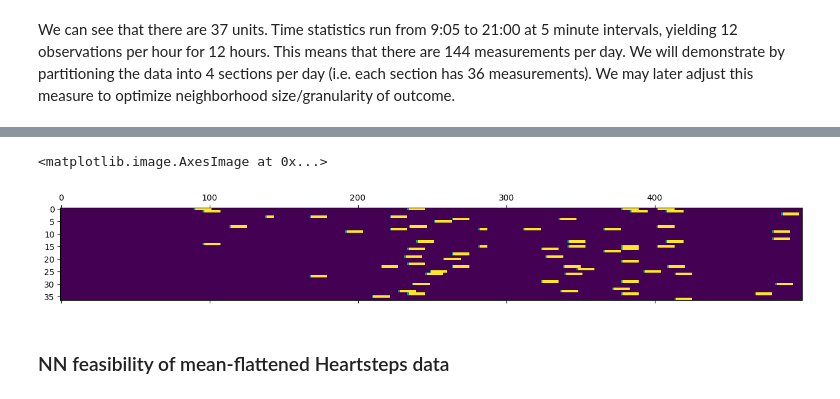
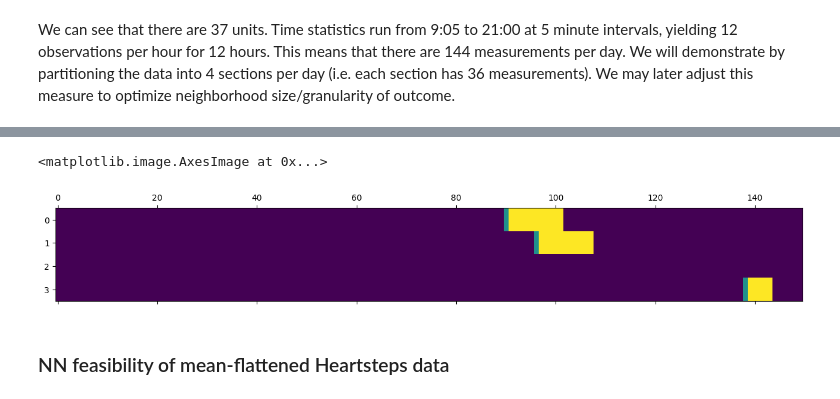
Before and after one commit to calebchin/Heartsteps-DNN, a Jupyter notebook: distributionalnn_heartsteps.ipynb, the cells around one changed output, grey strips where cells are left out. Cells and saved outputs as stored; diff of their text form; code cells hidden in the pictures.

```diff
--- a/distributionalnn_heartsteps.ipynb
+++ b/distributionalnn_heartsteps.ipynb
@@ -364,8 +321,8 @@ print(len(A_hs[A_hs == 0]))
 # %%
-matshow(A_hs[:, 0:500], aspect = 'auto')
+matshow(A_hs[0:4, 0:150], aspect = 'auto')
 # %% [output]
 <matplotlib.image.AxesImage at 0x...>
-[figure, old version]
+[figure, new version]
 # %% [markdown]
 ### NN feasibility of mean-flattened Heartsteps data
 # %% [markdown]
```
Also changed, not shown: parts of 27 cells of this notebook, 5 other files.
